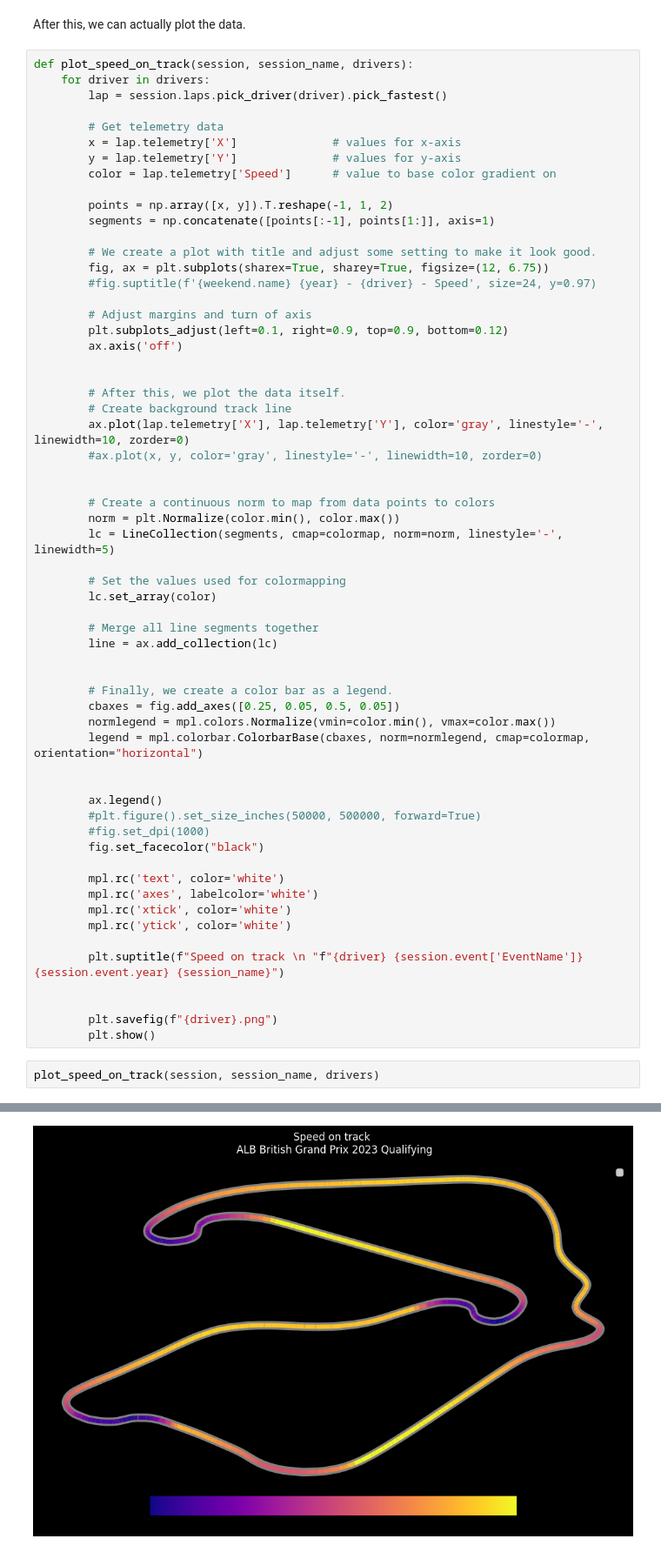
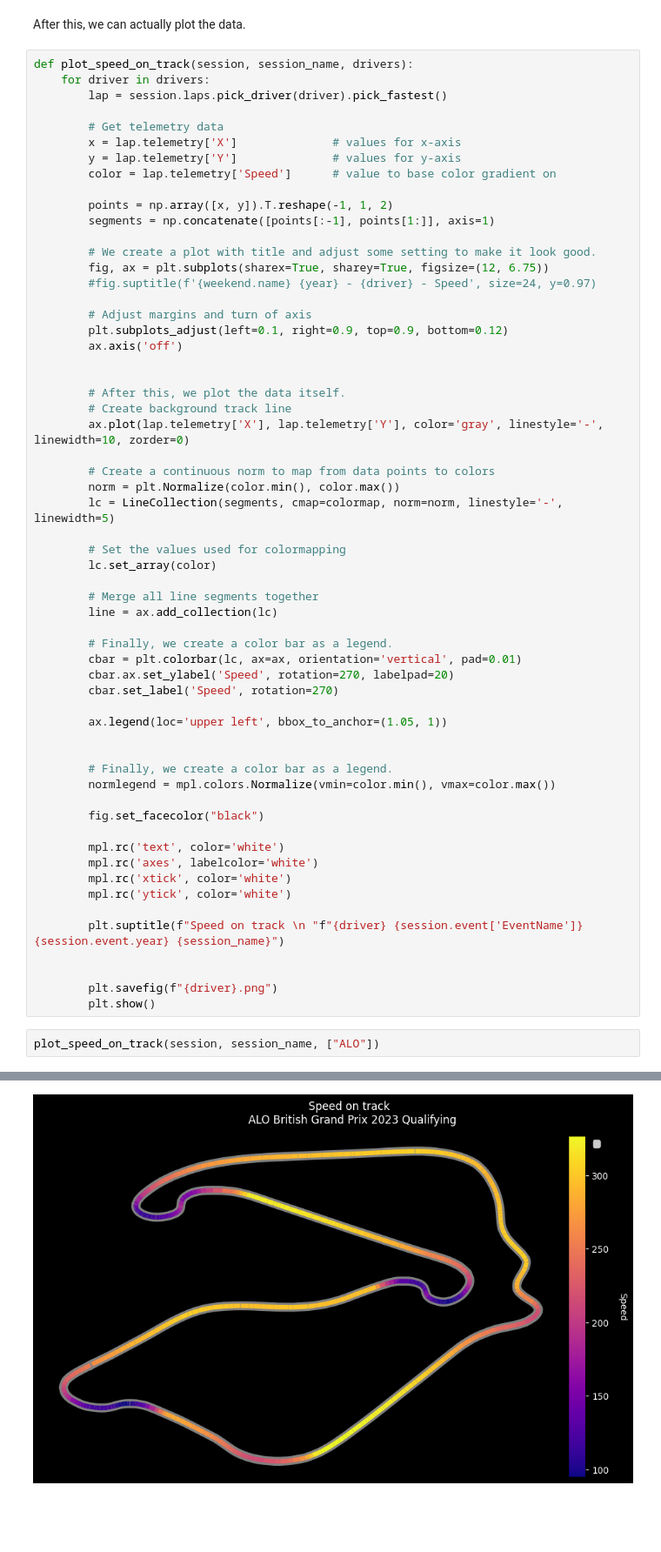
Before and after one commit to GakRop/f1_analysis, a Jupyter notebook: plot_speed_on_track.ipynb, the cells around one changed output, grey strips where cells are left out. Shown at 87% size. Cells and saved outputs as stored; diff of their text form; blank space fills up the shorter version.

```diff
--- a/plot_speed_on_track.ipynb
+++ b/plot_speed_on_track.ipynb
@@ -81,8 +81,6 @@ def plot_speed_on_track(session, session_name, drivers):
         # After this, we plot the data itself.
         # Create background track line
         ax.plot(lap.telemetry['X'], lap.telemetry['Y'], color='gray', linestyle='-', linewidth=10, zorder=0)
-        #ax.plot(x, y, color='gray', linestyle='-', linewidth=10, zorder=0)
-
 
         # Create a continuous norm to map from data points to colors
         norm = plt.Normalize(color.min(), color.max())
@@ -94,16 +92,17 @@ def plot_speed_on_track(session, session_name, drivers):
         # Merge all line segments together
         line = ax.add_collection(lc)
 
+        # Finally, we create a color bar as a legend.
+        cbar = plt.colorbar(lc, ax=ax, orientation='vertical', pad=0.01)
+        cbar.ax.set_ylabel('Speed', rotation=270, labelpad=20)
+        cbar.set_label('Speed', rotation=270)
+
+        ax.legend(loc='upper left', bbox_to_anchor=(1.05, 1))
+
 
         # Finally, we create a color bar as a legend.
-        cbaxes = fig.add_axes([0.25, 0.05, 0.5, 0.05])
         normlegend = mpl.colors.Normalize(vmin=color.min(), vmax=color.max())
-        legend = mpl.colorbar.ColorbarBase(cbaxes, norm=normlegend, cmap=colormap, orientation="horizontal")
 
-
-        ax.legend()
-        #plt.figure().set_size_inches(50000, 500000, forward=True)
-        #fig.set_dpi(1000)
         fig.set_facecolor("black")
 
         mpl.rc('text', color='white')
@@ -117,7 +116,7 @@ def plot_speed_on_track(session, session_name, drivers):
         plt.savefig(f"{driver}.png")
         plt.show()
 # %%
-plot_speed_on_track(session, session_name, drivers)
+plot_speed_on_track(session, session_name, ["ALO"])
 # %% [output]
 No artists with labels found to put in legend.  Note that artists whose label start with an underscore are ignored when legend() is called with no argument.
-[figure, old version]
+[figure, new version]
```
Also changed, not shown: parts of 2 cells of this notebook.
